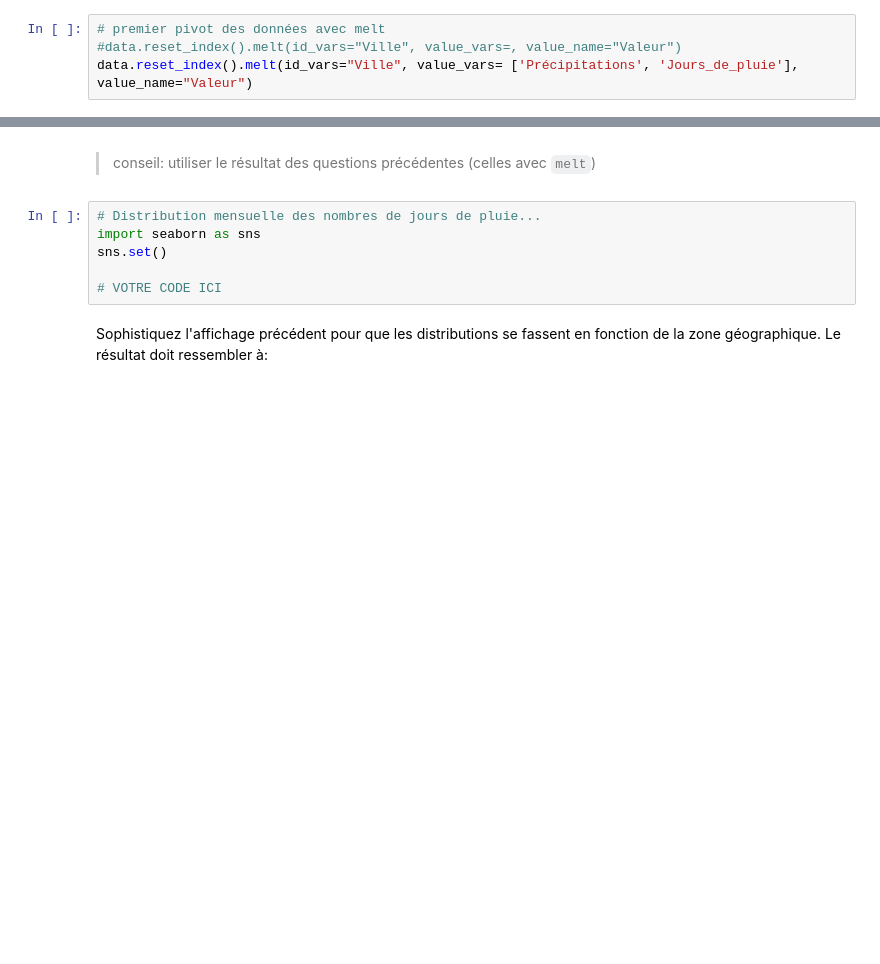
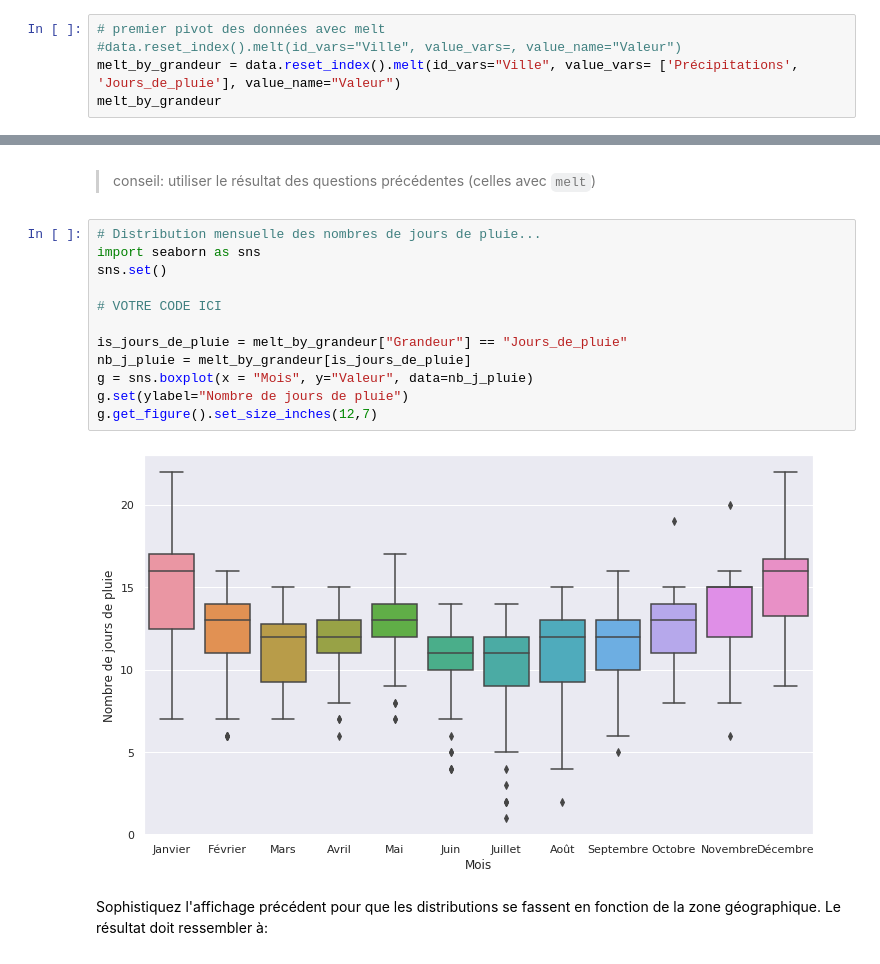
Before and after one commit to campusplage/compte-rendus-sparkles_of_majesty, a Jupyter notebook: TP1_pandas.ipynb, the cells around one changed output, grey strips where cells are left out. Saved outputs shown, nothing was run; the diff lists cells and outputs as text; blank space fills up the shorter version.

Commit message:
Partie visualisation du TP et Fin du TP

```diff
--- a/TP1_pandas.ipynb
+++ b/TP1_pandas.ipynb
@@ -319,7 +319,8 @@ En partant de la table initiale, génerer une table ressemblant à:
 # %%
 # premier pivot des données avec melt
 #data.reset_index().melt(id_vars="Ville", value_vars=, value_name="Valeur")
-data.reset_index().melt(id_vars="Ville", value_vars= ['Précipitations', 'Jours_de_pluie'], value_name="Valeur")
+melt_by_grandeur = data.reset_index().melt(id_vars="Ville", value_vars= ['Précipitations', 'Jours_de_pluie'], value_name="Valeur")
+melt_by_grandeur
 # %% [output]
 |  | Ville | Grandeur | Mois | Valeur |
 | 0 | Ajaccio | Précipitations | Janvier | 78.0 |
@@ -401,9 +403,17 @@ Le résultat doit ressembler à:
 # %%
 # Distribution mensuelle des nombres de jours de pluie...
 import seaborn as sns
 sns.set()
 
 # VOTRE CODE ICI
+
+is_jours_de_pluie = melt_by_grandeur["Grandeur"] == "Jours_de_pluie"
+nb_j_pluie = melt_by_grandeur[is_jours_de_pluie]
+g = sns.boxplot(x = "Mois", y="Valeur", data=nb_j_pluie)
+g.set(ylabel="Nombre de jours de pluie")
+g.get_figure().set_size_inches(12,7)
+# %% [output]
+[figure, added]
 # %% [markdown]
 Sophistiquez l'affichage précédent pour que les distributions se fassent en fonction de la zone géographique. Le résultat doit ressembler à:
 
```
Also changed, not shown: parts of 4 cells of this notebook.
